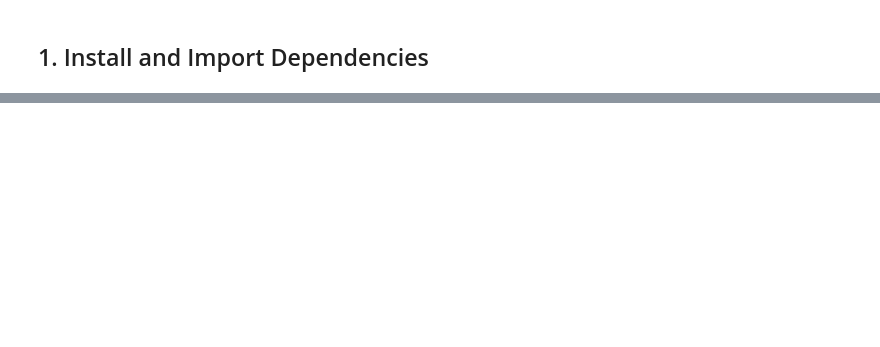
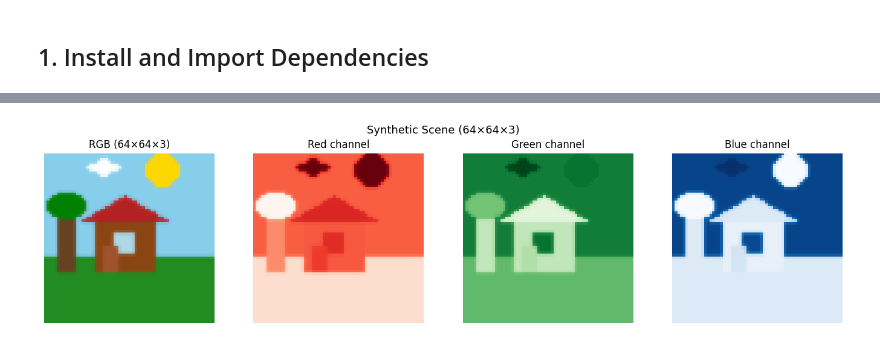
Before and after one commit to imaduranga/tensor-ml, a Jupyter notebook: docs/examples/tlars_image_reconstruction.ipynb, the cells around one changed output, grey strips where cells are left out. Cells and saved outputs as stored; diff of their text form; code cells hidden in the pictures; blank space fills up the shorter version.

Commit message:
T-LARS, update example notebok.

```diff
--- a/docs/examples/tlars_image_reconstruction.ipynb
+++ b/docs/examples/tlars_image_reconstruction.ipynb
@@ -90,50 +102,70 @@ small enough that T-LARS converges quickly.
 # %%
-def make_test_image(size: int = 32) -> np.ndarray:
-    """Generate a synthetic grayscale test image with geometric shapes.
+def make_scene_image(size: int = 64) -> np.ndarray:
+    """Generate a colorful synthetic scene with geometric shapes."""
+    img = Image.new("RGB", (size, size), (135, 206, 235))  # sky blue
+    draw = ImageDraw.Draw(img)
+    s = size
 
-    Parameters
-    ----------
-    size : int, default=32
-        Height and width of the square output image.
+    # Ground
+    draw.rectangle([0, int(0.62 * s), s, s], fill=(34, 139, 34))
 
-    Returns
-    -------
-    image : np.ndarray, shape (size, size)
-        Pixel values in [0, 1].
+    # Sun
+    sx, sy, sr = int(0.7 * s), int(0.1 * s), int(0.1 * s)
+    draw.ellipse([sx - sr, sy - sr, sx + sr, sy + sr], fill=(255, 215, 0))
 
-    Examples
-    --------
-    >>> img = make_test_image(32)
-    >>> img.shape
-    (32, 32)
-    """
-    img = np.zeros((size, size), dtype=np.float64)
+    # House body
+    hx1, hy1, hx2, hy2 = int(0.3 * s), int(0.4 * s), int(0.65 * s), int(0.7 * s)
+    draw.rectangle([hx1, hy1, hx2, hy2], fill=(139, 69, 19))
+    # Roof
+    mid_x = (hx1 + hx2) // 2
+    draw.polygon([(hx1 - 5, hy1), (mid_x, int(0.25 * s)), (hx2 + 5, hy1)], fill=(178, 34, 34))
+    # Window
+    wx1, wy1 = int(0.42 * s), int(0.48 * s)
+    wx2, wy2 = int(0.53 * s), int(0.58 * s)
+    draw.rectangle([wx1, wy1, wx2, wy2], fill=(173, 216, 230))
+    # Door
+    dx1, dy1 = int(0.35 * s), int(0.55 * s)
+    dx2, dy2 = int(0.43 * s), int(0.7 * s)
+    draw.rectangle([dx1, dy1, dx2, dy2], fill=(160, 82, 45))
 
-    # Central bright rectangle
-    s4, s3_4 = size // 4, 3 * size // 4
-    img[s4:s3_4, s4:s3_4] = 0.9
+    # Tree
+    tx1, ty1, tx2, ty2 = int(0.08 * s), int(0.35 * s), int(0.18 * s), int(0.7 * s)
+    draw.rectangle([tx1, ty1, tx2, ty2], fill=(101, 67, 33))
+    tr = int(0.12 * s)
+    tc = (tx1 + tx2) // 2
+    draw.ellipse([tc - tr, ty1 - tr, tc + tr, ty1 + int(0.3 * tr)], fill=(0, 128, 0))
 
-    # Smaller dark square inside
-    s3_8, s5_8 = 3 * size // 8, 5 * size // 8
-    img[s3_8:s5_8, s3_8:s5_8] = 0.3
+    # Cloud
+    cx, cy = int(0.35 * s), int(0.08 * s)
+    cr = int(0.06 * s)
+    draw.ellipse([cx - cr, cy - cr, cx + cr, cy + cr], fill=(255, 255, 255))
+    draw.ellipse([cx - 2 * cr, cy - cr // 2, cx, cy + cr // 2], fill=(255, 255, 255))
+    draw.ellipse([cx, cy - cr // 2, cx + 2 * cr, cy + cr // 2], fill=(255, 255, 255))
 
-    # Two bright dots (top-left and bottom-right)
-    img[2, 2] = 1.0
-    img[-3, -3] = 1.0
+    # Slight blur for smoother look
+    img = img.filter(ImageFilter.GaussianBlur(0.5))
 
-    # Horizontal gradient stripe across the top
-    img[1, :] = np.linspace(0, 1, size)
-
-    return img
+    return np.asarray(img, dtype=np.float64) / 255.0
 
 
-# Generate and display
-Y_image = make_test_image(32)
+IMG_SIZE = 64
+Y_image = make_scene_image(IMG_SIZE)
 
-fig, ax = plt.subplots(figsize=(4, 4))
-ax.imshow(Y_image, cmap="gray", vmin=0, vmax=1)
-ax.set_title("Original Test Image (32×32)")
-ax.axis("off")
+print(f"Image tensor shape : {Y_image.shape}")
+print(f"Value range        : [{Y_image.min():.3f}, {Y_image.max():.3f}]")
+print(f"Tensor order       : {Y_image.ndim} (rows × columns × RGB)")
+
+fig, axes = plt.subplots(1, 4, figsize=(14, 3.5))
+axes[0].imshow(Y_image)
+axes[0].set_title(f"RGB ({IMG_SIZE}×{IMG_SIZE}×3)")
+axes[0].axis("off")
+
+for ch, (name, cmap) in enumerate([("Red", "Reds"), ("Green", "Greens"), ("Blue", "Blues")]):
+    axes[ch + 1].imshow(Y_image[:, :, ch], cmap=cmap, vmin=0, vmax=1)
+    axes[ch + 1].set_title(f"{name} channel")
+    axes[ch + 1].axis("off")
+
+plt.suptitle("Synthetic Scene (64×64×3)", fontsize=13)
 plt.tight_layout()
 plt.show()
-print(f"Image shape: {Y_image.shape}, dtype: {Y_image.dtype}")
+# %% [output]
@@ -140 +175,2 @@ print(f"Image shape: {Y_image.shape}, dtype: {Y_image.dtype}")
+[figure, added]
 # %% [markdown]
```
Also changed, not shown: parts of 29 cells of this notebook, 4 other files.
